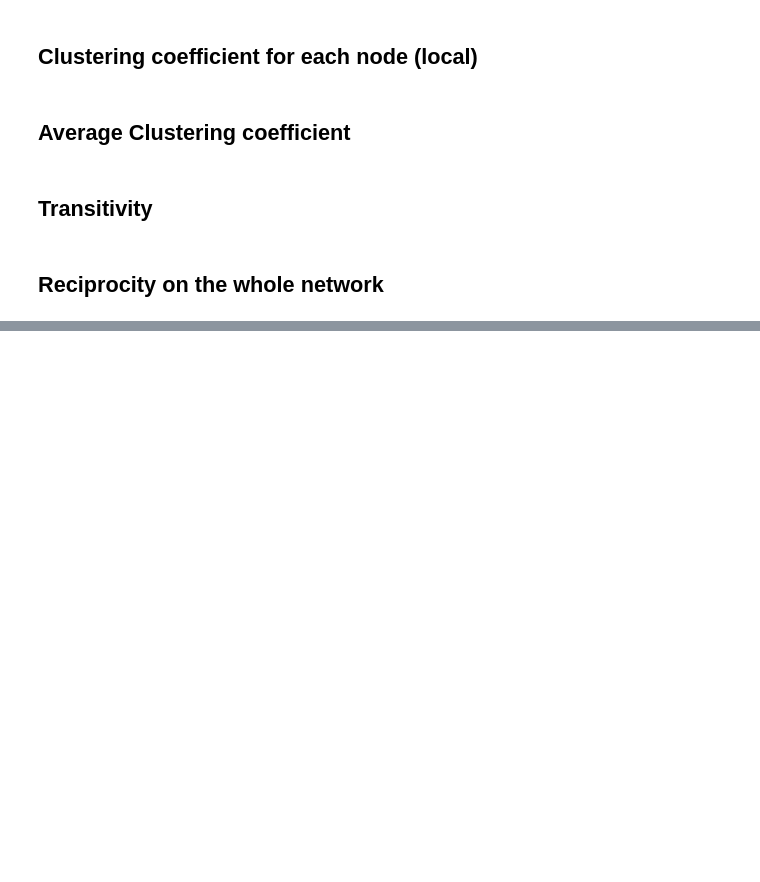
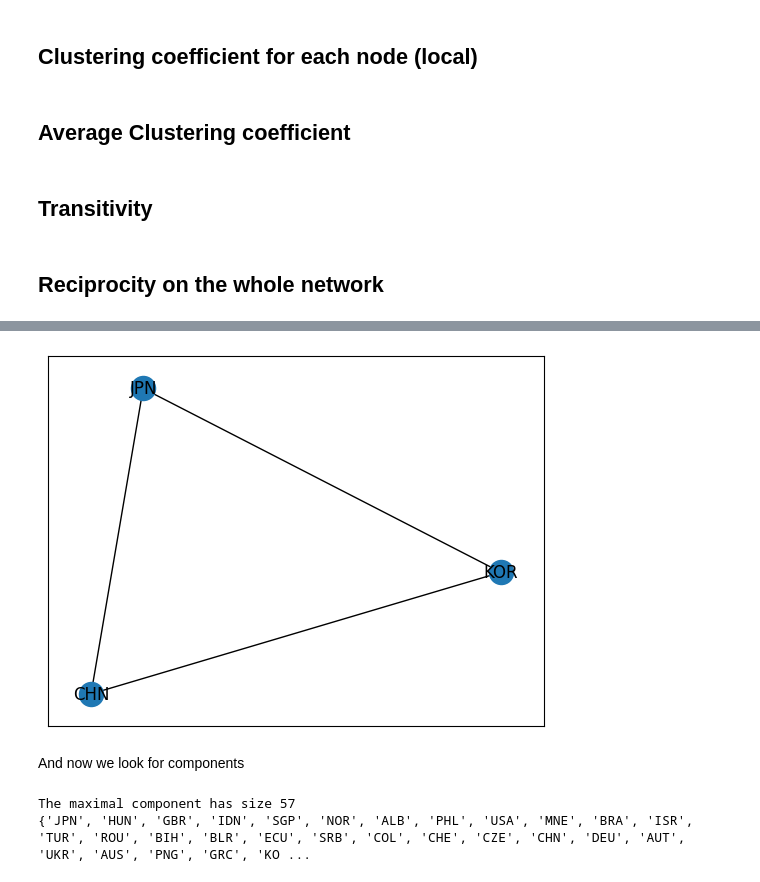
Before and after one commit to HumidBore/Social-Network-Analysis, a Jupyter notebook: SocialNetworkAnalysis.ipynb, the cells around one changed output, grey strips where cells are left out. Drawn from its saved outputs; the diff is of its cells as text; code cells hidden in the pictures; blank space fills up the shorter version.

```diff
--- a/SocialNetworkAnalysis.ipynb
+++ b/SocialNetworkAnalysis.ipynb
@@ -305,0 +368,9 @@ nx.reciprocity(G_total)
+# %%
+cliques_cons = list(nx.enumerate_all_cliques(G_clique_cons))
+max_clique_size_cons = 0
+for clique in cliques_cons:
+    if len(clique) > max_clique_size_cons:
+        max_clique_size_cons = len(clique)
+for clique in cliques_cons:
+    if len(clique) == max_clique_size_cons:
+        print(clique)
@@ -305,0 +395,17 @@ nx.reciprocity(G_total)
+# %%
+node_list_clique_cons = max(cliques_cons, key=len)
+
+nx.draw_networkx(nx.subgraph_view(G_clique_cons, filter_node=functools.partial(filter_node, node_list=node_list_clique_cons),
+                                  filter_edge=functools.partial(filter_edge, node_list=node_list_clique_cons)))
+# %% [output]
+[figure, added]
+# %% [markdown]
+And now we look for components
+# %%
+components_cons = [component for component in sorted(nx.connected_components(G_clique_cons), key=len, reverse=False)]
+maximal_comp_cons = max(components_cons, key=len)
+print(f"The maximal component has size {len(maximal_comp_cons)}")
+print(maximal_comp_cons)
+# %% [output]
+The maximal component has size 57
+{'JPN', 'HUN', 'GBR', 'IDN', 'SGP', 'NOR', 'ALB', 'PHL', 'USA', 'MNE', 'BRA', 'ISR', 'TUR', 'ROU', 'BIH', 'BLR', 'ECU', 'SRB', 'COL', 'CHE', 'CZE', 'CHN', 'DEU', 'AUT', 'UKR', 'AUS', 'PNG', 'GRC', 'KO ...
```
Also changed, not shown: parts of 20 cells of this notebook.
